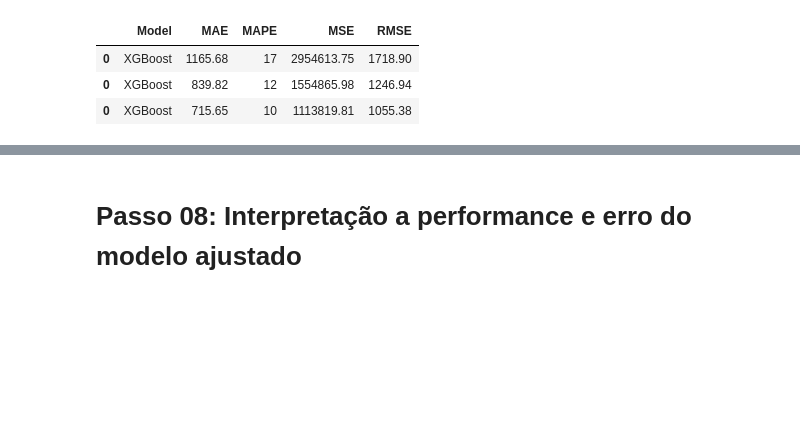
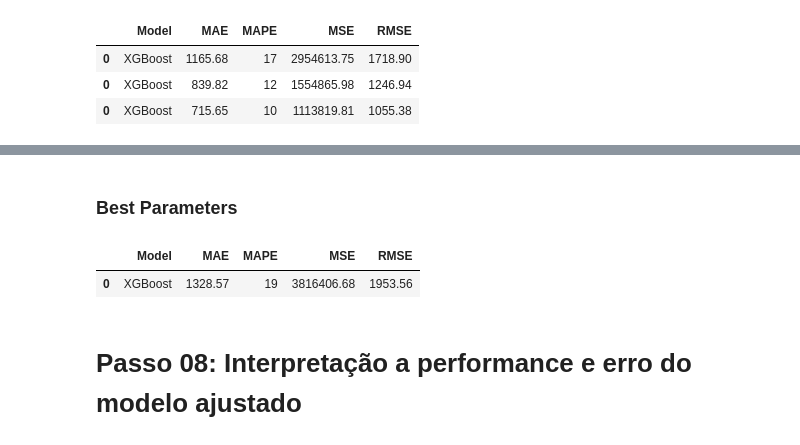
Before and after one commit to bvmcosta/projeto-rossmann-stores, a Jupyter notebook: projeto_rossmann_final.ipynb, the cells around one changed output, grey strips where cells are left out. Saved outputs shown, nothing was run; the diff lists cells and outputs as text; code cells hidden in the pictures; blank space fills up the shorter version.

```diff
--- a/projeto_rossmann_final.ipynb
+++ b/projeto_rossmann_final.ipynb
@@ -1679,0 +1701,23 @@ random_search.fit(x_train.drop(['date', 'year_week', 'sales_log'], axis=1), y_tr
+# %% [markdown]
+### Best Parameters
+# %%
+best_parameters = {'n_estimators': 500, #Primeiro análise: n_estimators = 3500; segunda: 500
+                   'eta': 0.01,
+                   'max_depth': 9,
+                   'subsample': 0.7,
+                   'min_child_weight': 3}
+
+best_xgb_model = xgb.XGBRegressor(objective = 'reg:squarederror',
+                                 n_estimators = best_parameters['n_estimators'],
+                                 eta = best_parameters['eta'],
+                                 max_depth = best_parameters['max_depth'],
+                                 subsample = best_parameters['subsample'],
+                                 min_child_weight = best_parameters['min_child_weight'])
+
+best_xgb_model.fit(x_train.drop(['date', 'year_week', 'sales_log'], axis=1), y_train.values.ravel())
+best_xgb_prediction = best_xgb_model.predict(x_test.drop(['date', 'year_week', 'sales_log'], axis=1))
+xgb_errors = ml_error('XGBoost', np.expm1(y_test), np.expm1(best_xgb_prediction))
+xgb_errors
+# %% [output]
+|  | Model | MAE | MAPE | MSE | RMSE |
+| 0 | XGBoost | 1328.57 | 19 | 3816406.68 | 1953.56 |
```
Also changed, not shown: parts of 2 cells of this notebook.
